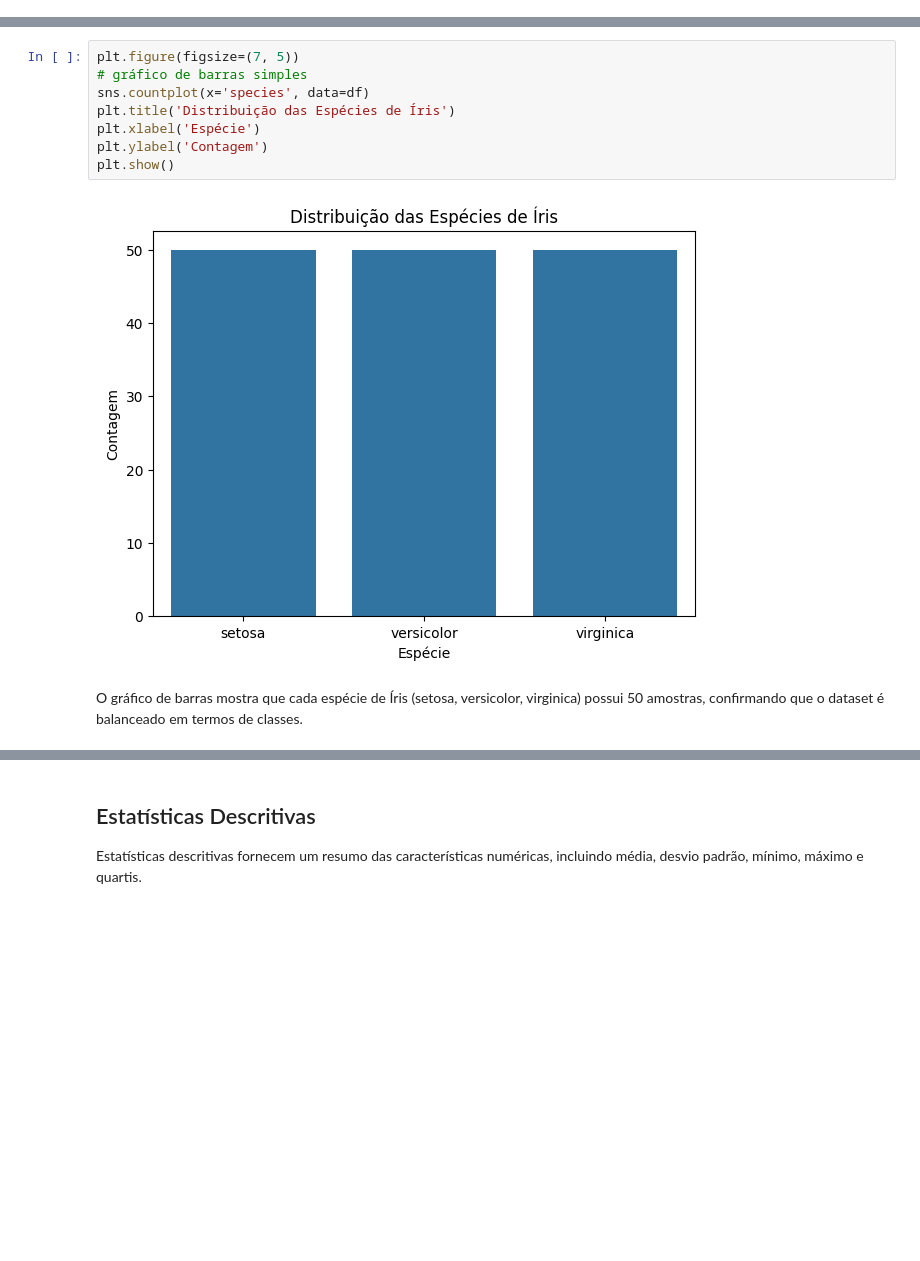
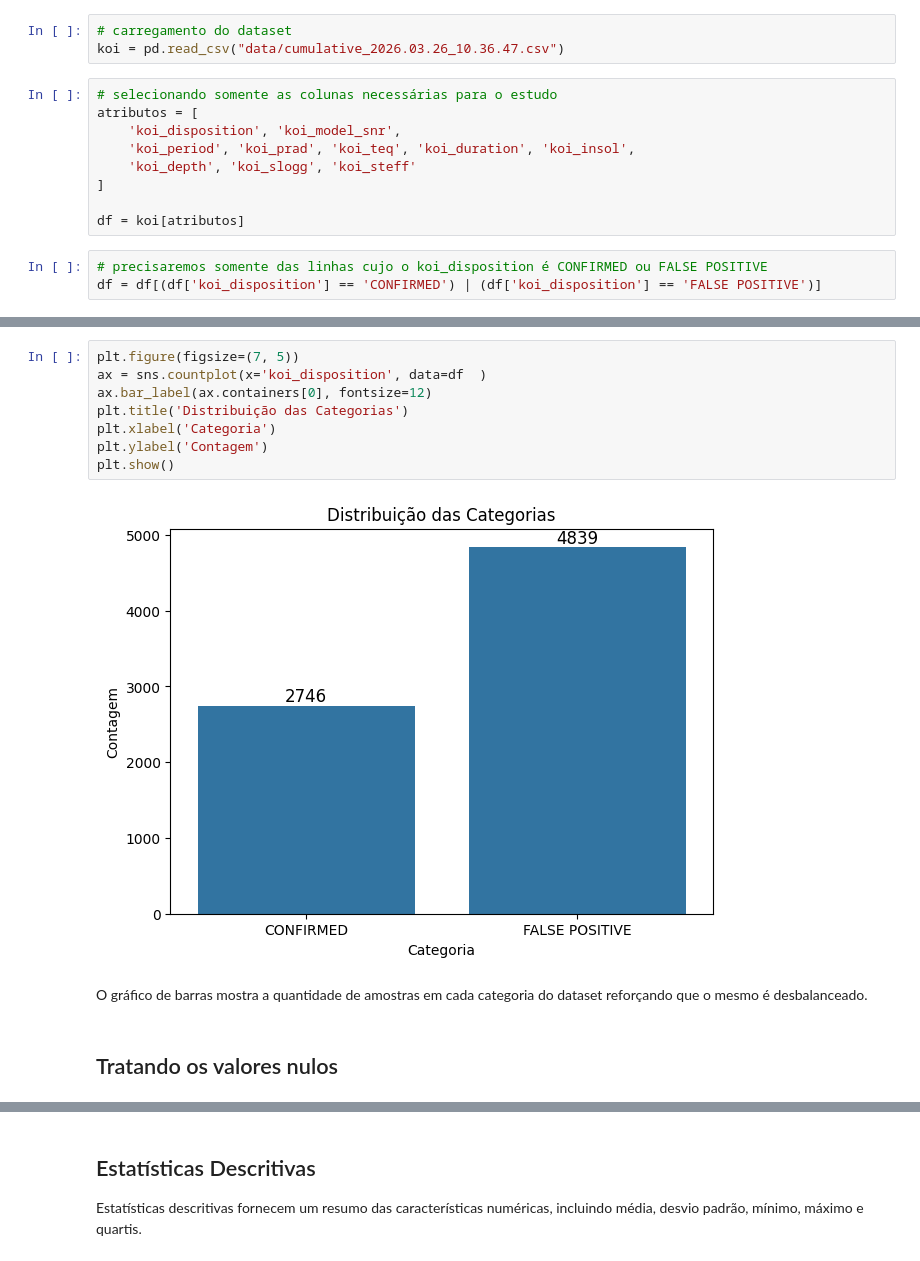
Before and after one commit to igorcavalcante/MVP_analise_exploratoria, a Jupyter notebook: analise.ipynb, the cells around one changed output, grey strips where cells are left out. Drawn from its saved outputs; the diff is of its cells as text; blank space fills up the shorter version.

```diff
--- a/analise.ipynb
+++ b/analise.ipynb
@@ -71,3 +69,18 @@ df['species'] = iris.target_names[iris.target]
+# %%
+# carregamento do dataset
+koi = pd.read_csv("data/cumulative_2026.03.26_10.36.47.csv")
+# %%
+# selecionando somente as colunas necessárias para o estudo
+atributos = [
+    'koi_disposition', 'koi_model_snr',
+    'koi_period', 'koi_prad', 'koi_teq', 'koi_duration', 'koi_insol',
+    'koi_depth', 'koi_slogg', 'koi_steff'
+]
+
+df = koi[atributos]
+# %%
+# precisaremos somente das linhas cujo o koi_disposition é CONFIRMED ou FALSE POSITIVE
+df = df[(df['koi_disposition'] == 'CONFIRMED') | (df['koi_disposition'] == 'FALSE POSITIVE')]
 # %%
 # primeiras linhas
 df.head()
@@ -110,12 +127,14 @@ None
 # %%
 plt.figure(figsize=(7, 5))
-# gráfico de barras simples
-sns.countplot(x='species', data=df)
-plt.title('Distribuição das Espécies de Íris')
-plt.xlabel('Espécie')
+ax = sns.countplot(x='koi_disposition', data=df  )
+ax.bar_label(ax.containers[0], fontsize=12)
+plt.title('Distribuição das Categorias')
+plt.xlabel('Categoria')
 plt.ylabel('Contagem')
 plt.show()
 # %% [output]
-[figure, old version]
+[figure, new version]
-# %% [markdown]
-O gráfico de barras mostra que cada espécie de Íris (setosa, versicolor, virginica) possui 50 amostras, confirmando que o dataset é balanceado em termos de classes.
+# %% [markdown]
+O gráfico de barras mostra a quantidade de amostras em cada categoria do dataset reforçando que o mesmo é desbalanceado.
+# %% [markdown]
+## Tratando os valores nulos
```
Also changed, not shown: parts of 136 cells of this notebook, 2 other files.
